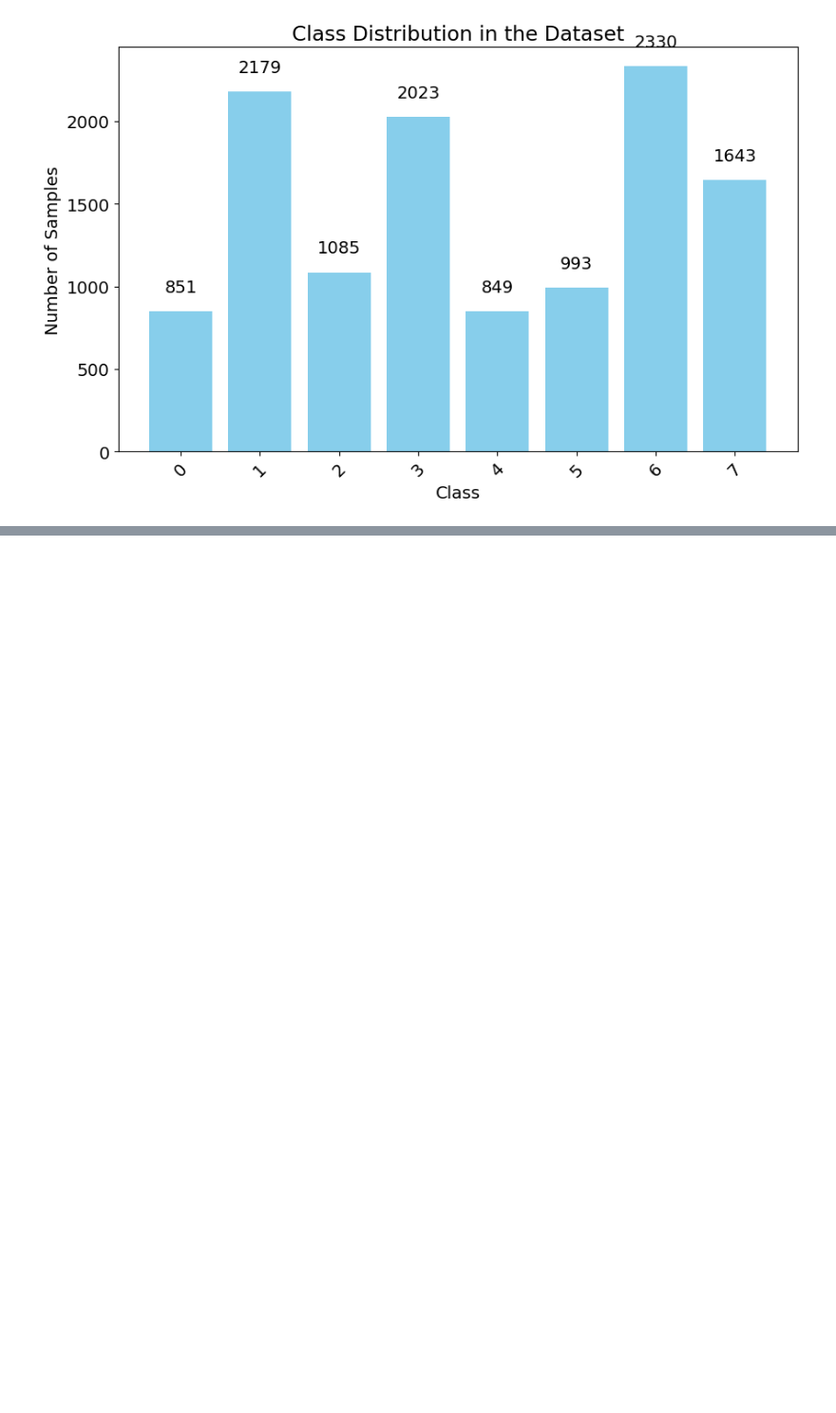
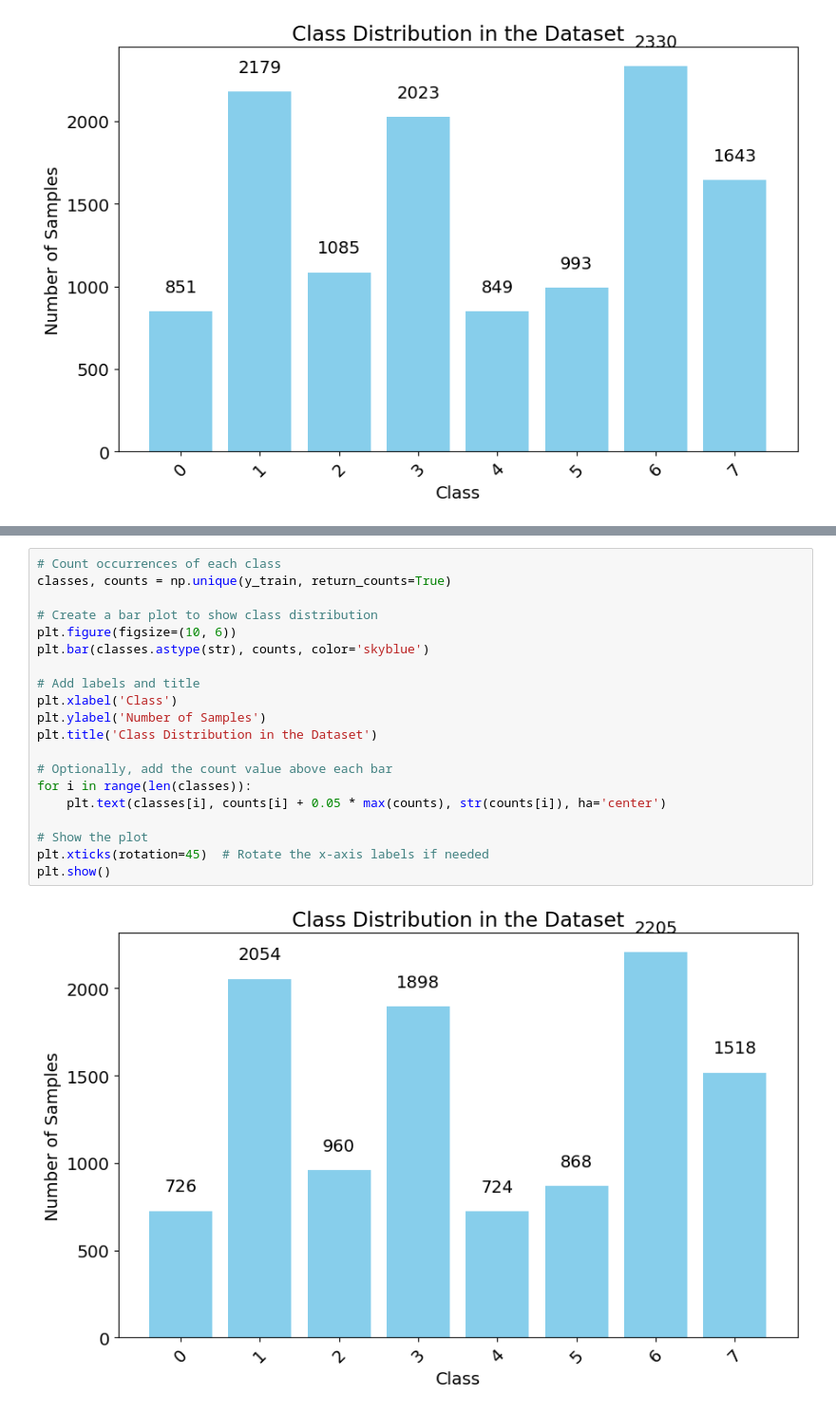
Before and after one commit to giovannaloro/AN2DL_PROJECT_2024_M2G, a Jupyter notebook: code/g_a.ipynb, the cells around one changed output, grey strips where cells are left out. Shown at 95% size. Drawn from its saved outputs; the diff is of its cells as text; blank space fills up the shorter version.

```diff
--- a/code/g_a.ipynb
+++ b/code/g_a.ipynb
@@ -171,0 +224,22 @@ plt.show()
+# %%
+# Count occurrences of each class
+classes, counts = np.unique(y_train, return_counts=True)
+
+# Create a bar plot to show class distribution
+plt.figure(figsize=(10, 6))
+plt.bar(classes.astype(str), counts, color='skyblue')
+
+# Add labels and title
+plt.xlabel('Class')
+plt.ylabel('Number of Samples')
+plt.title('Class Distribution in the Dataset')
+
+# Optionally, add the count value above each bar
+for i in range(len(classes)):
+    plt.text(classes[i], counts[i] + 0.05 * max(counts), str(counts[i]), ha='center')
+
+# Show the plot
+plt.xticks(rotation=45)  # Rotate the x-axis labels if needed
+plt.show()
+# %% [output]
+[figure, added]
```
Also changed, not shown: parts of 9 cells of this notebook.
